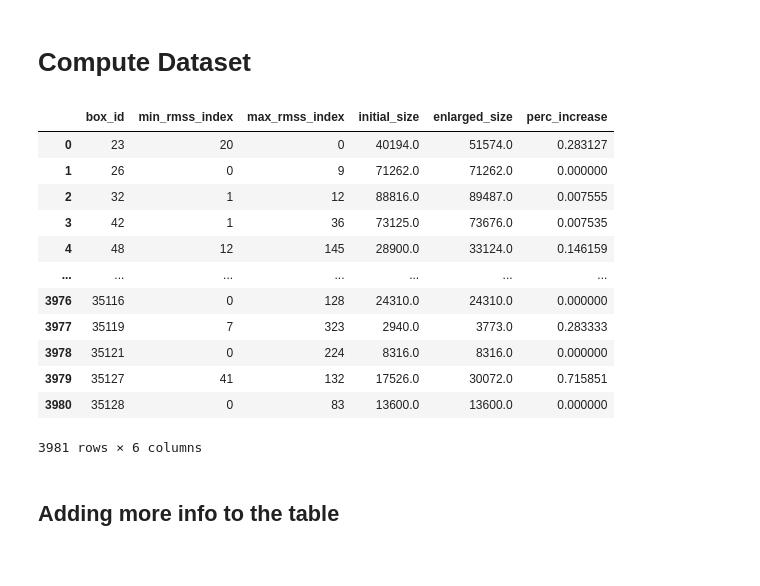
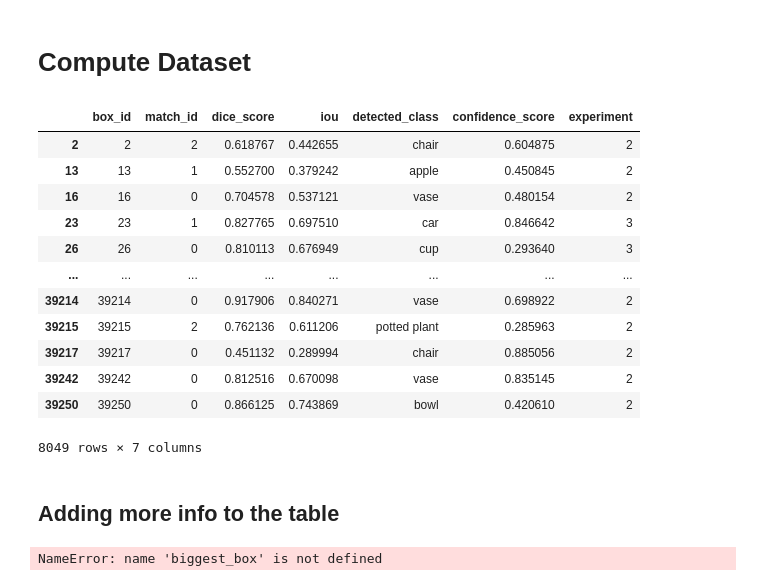
Before and after one commit to GMuradas99/Symmetry-Object-Detection-Analysis, a Jupyter notebook: homogeneity_threshold.ipynb, the cells around one changed output. Drawn from its saved outputs; the diff is of its cells as text; code cells hidden in the pictures.

```diff
--- a/homogeneity_threshold.ipynb
+++ b/homogeneity_threshold.ipynb
@@ -68,0 +72,21 @@ plt.show()
+# %%
+img_num = 0
+row_idx = 0
+
+image_files = os.listdir('images/images_nat')
+
+image_name = image_files[img_num]
+
+image = cv2.imread('images/images_nat/' + image_name)
+image = cv2.cvtColor(image, cv2.COLOR_BGR2RGB)
+
+box_matches
+
+
+
+
+# mask = results[image_name].masks[0].data.cpu().numpy()[0]
+# mask = cv2.resize(mask, (results[image_name].orig_shape[1], results[image_name].orig_shape[0]), interpolation=cv2.INTER_NEAREST).astype(np.uint8)
+
+
+# plt.imshow(image)
@@ -261,52 +302,52 @@ def compute_biggest_box_dataset(participant_boxes, box_matches, predictions):
         max_rmss_index.append(metrics['rms'].index(max(metrics['rms'])))
         # min_glcm_index.append(metrics['glcm'].index(min(metrics['glcm'])))
         # max_glcm_index.append(metrics['glcm'].index(max(metrics['glcm'])))
         # min_otsus_index.append(metrics['otsus'].index(min(metrics['otsus'])))
         # max_otsus_index.append(metrics['otsus'].index(max(metrics['otsus'])))
         # min_edge_density_index.append(metrics['edge_density'].index(min(metrics['edge_density'])))
         # max_edge_density_index.append(metrics['edge_density'].index(max(metrics['edge_density'])))
 
     biggest_box = pd.DataFrame({
         'box_id': box_ids,
         'min_rmss_index': min_rmss_index,
         'max_rmss_index': max_rmss_index,
         # 'min_glcm_index': min_glcm_index,
         # 'max_glcm_index': max_glcm_index,
         # 'min_otsus_index': min_otsus_index,
         # 'max_otsus_index': max_otsus_index,
         # 'min_edge_density_index': min_edge_density_index,
         # 'max_edge_density_index': max_edge_density_index
     })
 
     return biggest_box
 
 compute = False
 
 match_threshold = 0.4
 matches = box_matches[box_matches['dice_score'] > match_threshold]
 matches = matches[matches['experiment'].isin([3, 4])]
 
-if compute:
-    biggest_box = compute_biggest_box_dataset(participant_boxes, matches, results)
-    biggest_box.to_csv('data_out/object_detection/biggest_homogeneus_box.csv')
-else:
-    biggest_box = pd.read_csv('data_out/object_detection/biggest_homogeneus_box.csv', index_col=0)
+# if compute:
+#     biggest_box = compute_biggest_box_dataset(participant_boxes, matches, results)
+#     biggest_box.to_csv('data_out/object_detection/biggest_homogeneus_box.csv')
+# else:
+#     biggest_box = pd.read_csv('data_out/object_detection/biggest_homogeneus_box.csv', index_col=0)
 
-biggest_box
+# biggest_box
 # %% [output]
-|  | box_id | min_rmss_index | max_rmss_index | initial_size | enlarged_size | perc_increase |
-| 0 | 23 | 20 | 0 | 40194.0 | 51574.0 | 0.283127 |
-| 1 | 26 | 0 | 9 | 71262.0 | 71262.0 | 0.000000 |
-| 2 | 32 | 1 | 12 | 88816.0 | 89487.0 | 0.007555 |
-| 3 | 42 | 1 | 36 | 73125.0 | 73676.0 | 0.007535 |
-| 4 | 48 | 12 | 145 | 28900.0 | 33124.0 | 0.146159 |
-| ... | ... | ... | ... | ... | ... | ... |
-| 3976 | 35116 | 0 | 128 | 24310.0 | 24310.0 | 0.000000 |
-| 3977 | 35119 | 7 | 323 | 2940.0 | 3773.0 | 0.283333 |
-| 3978 | 35121 | 0 | 224 | 8316.0 | 8316.0 | 0.000000 |
-| 3979 | 35127 | 41 | 132 | 17526.0 | 30072.0 | 0.715851 |
-| 3980 | 35128 | 0 | 83 | 13600.0 | 13600.0 | 0.000000 |
+|  | box_id | match_id | dice_score | iou | detected_class | confidence_score | experiment |
+| 2 | 2 | 2 | 0.618767 | 0.442655 | chair | 0.604875 | 2 |
+| 13 | 13 | 1 | 0.552700 | 0.379242 | apple | 0.450845 | 2 |
+| 16 | 16 | 0 | 0.704578 | 0.537121 | vase | 0.480154 | 2 |
+| 23 | 23 | 1 | 0.827765 | 0.697510 | car | 0.846642 | 3 |
+| 26 | 26 | 0 | 0.810113 | 0.676949 | cup | 0.293640 | 3 |
+| ... | ... | ... | ... | ... | ... | ... | ... |
+| 39214 | 39214 | 0 | 0.917906 | 0.840271 | vase | 0.698922 | 2 |
+| 39215 | 39215 | 2 | 0.762136 | 0.611206 | potted plant | 0.285963 | 2 |
+| 39217 | 39217 | 0 | 0.451132 | 0.289994 | chair | 0.885056 | 2 |
+| 39242 | 39242 | 0 | 0.812516 | 0.670098 | vase | 0.835145 | 2 |
+| 39250 | 39250 | 0 | 0.866125 | 0.743869 | bowl | 0.420610 | 2 |
-3981 rows × 6 columns
+8049 rows × 7 columns
 # %% [markdown]
 ## Adding more info to the table
 # %%
@@ -329,3 +370,5 @@ def add_info_biigest_box(biggest_box, participant_boxes):
 
 biggest_box = add_info_biigest_box(biggest_box, participant_boxes)
 biggest_box.to_csv('data_out/object_detection/biggest_homogeneus_box.csv')
+# %% [output]
+NameError: name 'biggest_box' is not defined
```
Also changed, not shown: parts of 5 cells of this notebook, 8 other files.
